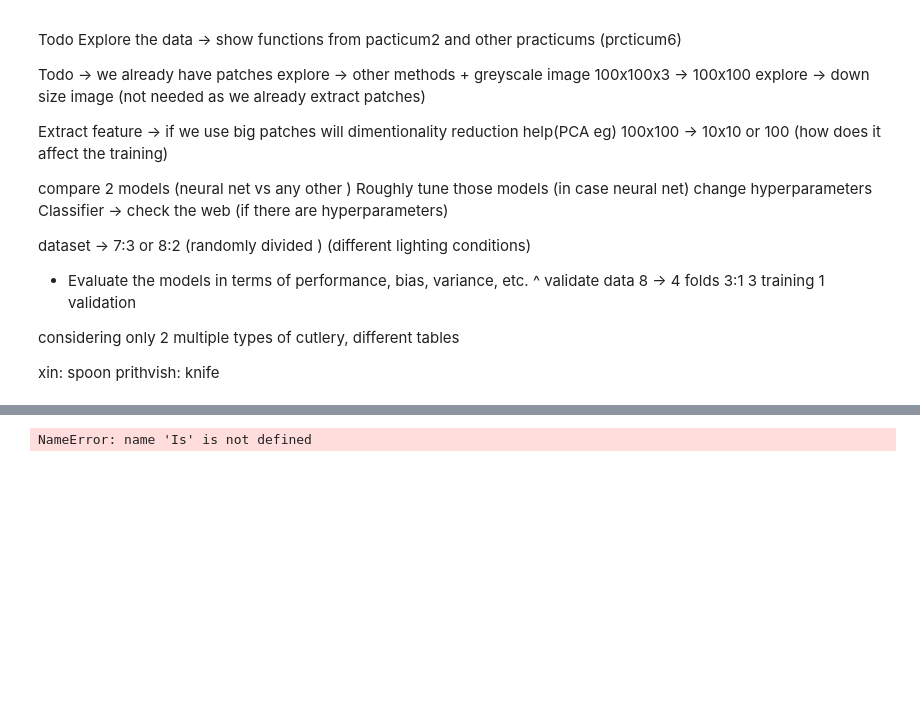
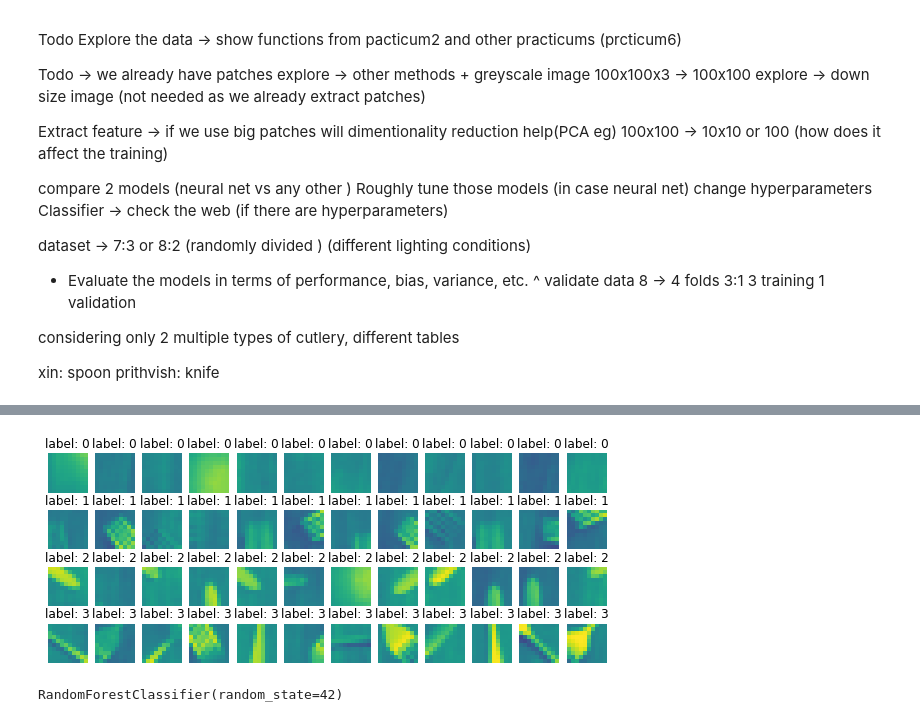
Before and after one commit to Prithvish04/kitchen_robot, a Jupyter notebook: prithvish.ipynb, the cells around one changed output, grey strips where cells are left out. Drawn from its saved outputs; the diff is of its cells as text; code cells hidden in the pictures; blank space fills up the shorter version.

```diff
--- a/prithvish.ipynb
+++ b/prithvish.ipynb
@@ -356,21 +675,28 @@ labels = make_labels_for_points(I, p1, p2, points)
 # %%
 import random
-random.seed(23)
+random.seed(42)
 indices = list(range(0, len(Is)))
 random.shuffle(indices)
 train_imgs=indices[:45]
 test_imgs=indices[45:]
 
-FEAT_SIZE = (9,9,3)
+FEAT_SIZE = (10,10,3)
+
+# the size of the patch in pixels
+WIN_SIZE = (100, 100, 3)
+
+# for convenience, half the window
+HALF_WIN_SIZE = (WIN_SIZE[0] // 2, WIN_SIZE[1] // 2, WIN_SIZE[2])
 #print(Is_1)
 # %%
 X_train, y_train, points_train, imgids_train = extract_multiple_images(Is,train_imgs, annots, FEAT_SIZE)
 X_test, y_test, points_test, imgids_test = extract_multiple_images(Is, test_imgs, annots, FEAT_SIZE)
-#plot_samples(X_train, y_train, FEAT_SIZE, nsamples = 12)
+plot_samples(X_train, y_train , FEAT_SIZE, nsamples = 12)
 # %% [output]
-NameError: name 'Is' is not defined
+[figure, added]
 # %%
 from sklearn.ensemble import RandomForestClassifier
 rf_clf = RandomForestClassifier(random_state=42)
 rf_clf.fit(X_train, y_train)
-y_predict= rf_clf.predict(X_test)
+# %% [output]
+RandomForestClassifier(random_state=42)
```
Also changed, not shown: parts of 19 cells of this notebook.
